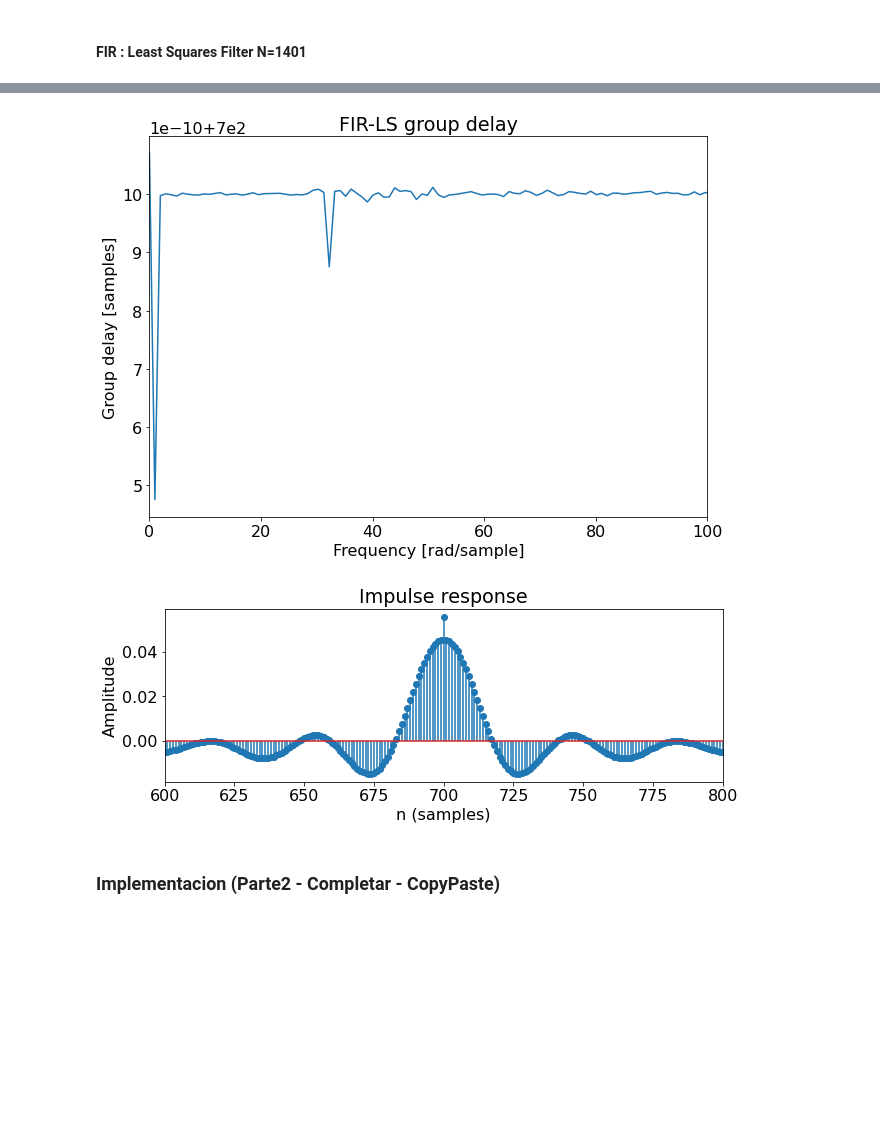
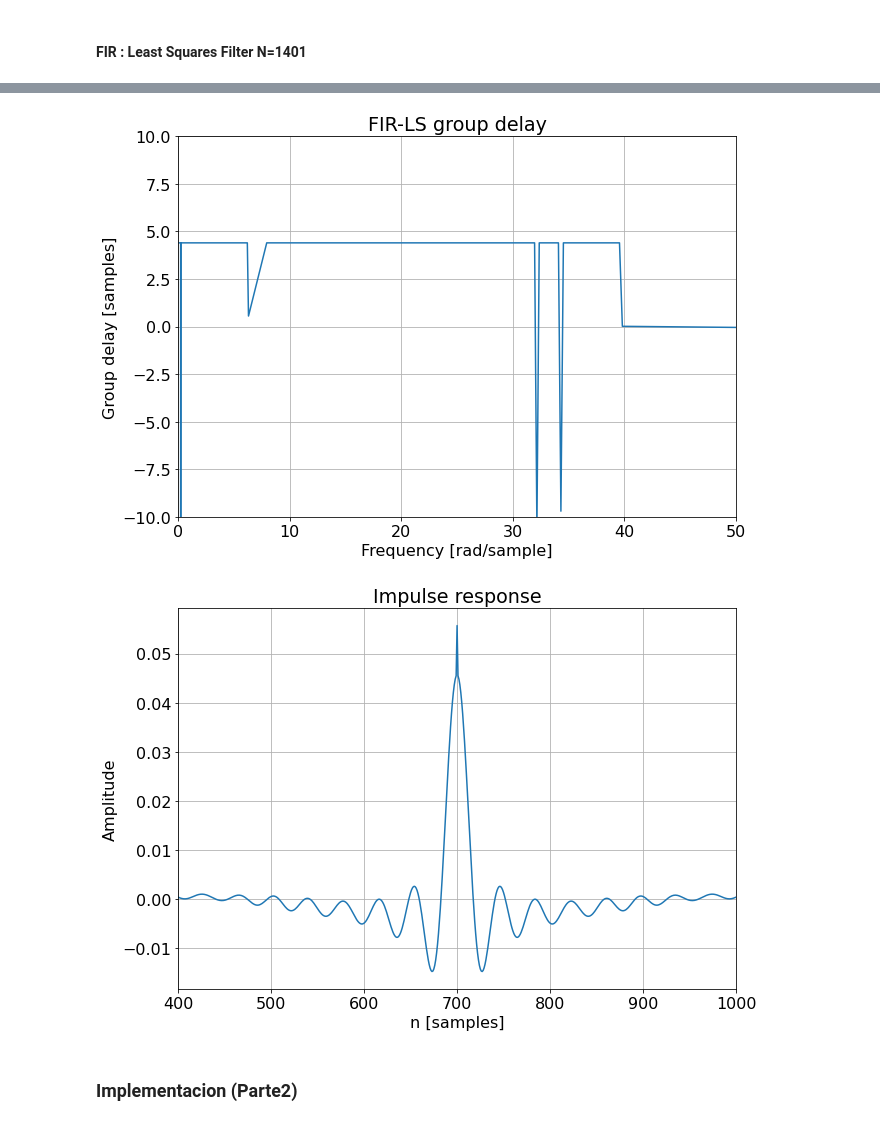
Before and after one commit to usandomir/TC2, a Jupyter notebook: TPS9.ipynb, the cells around one changed output, grey strips where cells are left out. Saved outputs shown, nothing was run; the diff lists cells and outputs as text; code cells hidden in the pictures; blank space fills up the shorter version.

```diff
--- a/TPS9.ipynb
+++ b/TPS9.ipynb
@@ -325,26 +328,30 @@ ax2.plot(w, angles, 'g')
 ax2.set_ylabel('Angle (radians)', color='g')
 ax2.grid(True)
 ax2.axis('tight')
-ax1.set_xlim([0,100])
-ax2.set_xlim([0,100])
+ax1.set_xlim([0,50])
+ax2.set_xlim([0,50])
 plt.show()
 
-wd, gd = sig.group_delay((num_win,den))
+gd = -np.diff(angles) / np.diff(w)
 plt.title('FIR-LS group delay')
-plt.plot(wd*nyq_frec/(np.pi), gd)
+n = np.arange(len(gd))
+plt.plot(w[:-1], gd)
 plt.ylabel('Group delay [samples]')
 plt.xlabel('Frequency [rad/sample]')
-plt.xlim([0,100])
+plt.grid()
+plt.xlim([0,50])
+plt.ylim([-10,10])
 plt.show()
 
-# t, y = sig.dimpulse((num_win,den,1/fs))
-# plt.step(t, np.squeeze(y))
-# plt.title('FIR impulse response')
-# plt.grid()
-# plt.xlabel('n [samples]')
-# plt.ylabel('Amplitude')
-
-
-
-impz(num_win)
+l = len(num_win)
+impulse = repeat(0.,l); impulse[0] =1.
+x = arange(0,l)
+response = sig.lfilter(num_win,den, impulse)
+plt.plot(x, response)
+plt.ylabel('Amplitude')
+plt.xlabel('n [samples]')
+plt.title('Impulse response')
+plt.grid()
+plt.xlim([400,1000])
+plt.show()
 # %% [output]
@@ -352,6 +359,6 @@ impz(num_win)
-[figure, old version]
+[figure, new version]
-[figure, old version]
+[figure, new version]
 # %% [markdown]
-### Implementacion (Parte2 - Completar - CopyPaste)
+### Implementacion (Parte2)
 # %%
 # IIR
```
Also changed, not shown: parts of 7 cells of this notebook.
